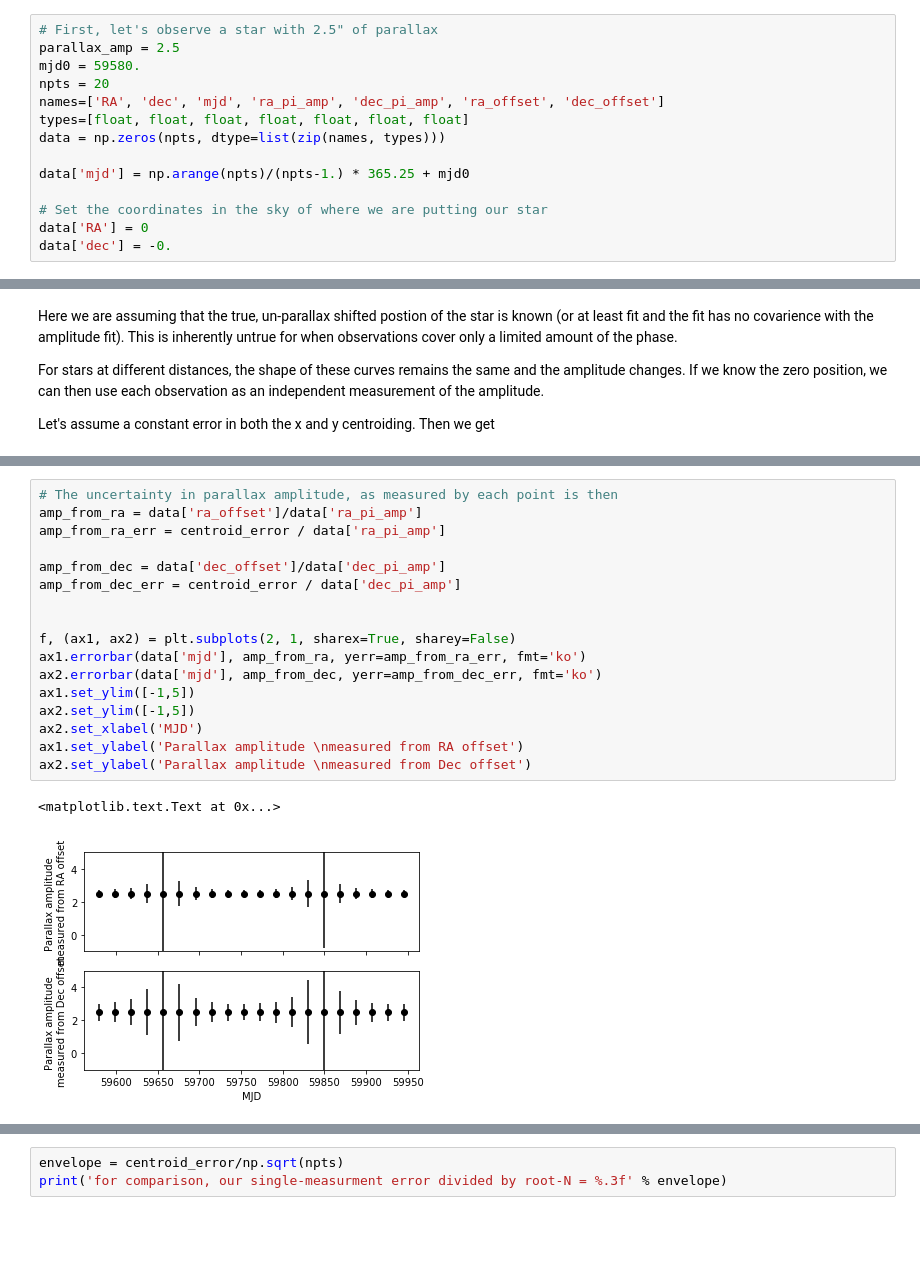
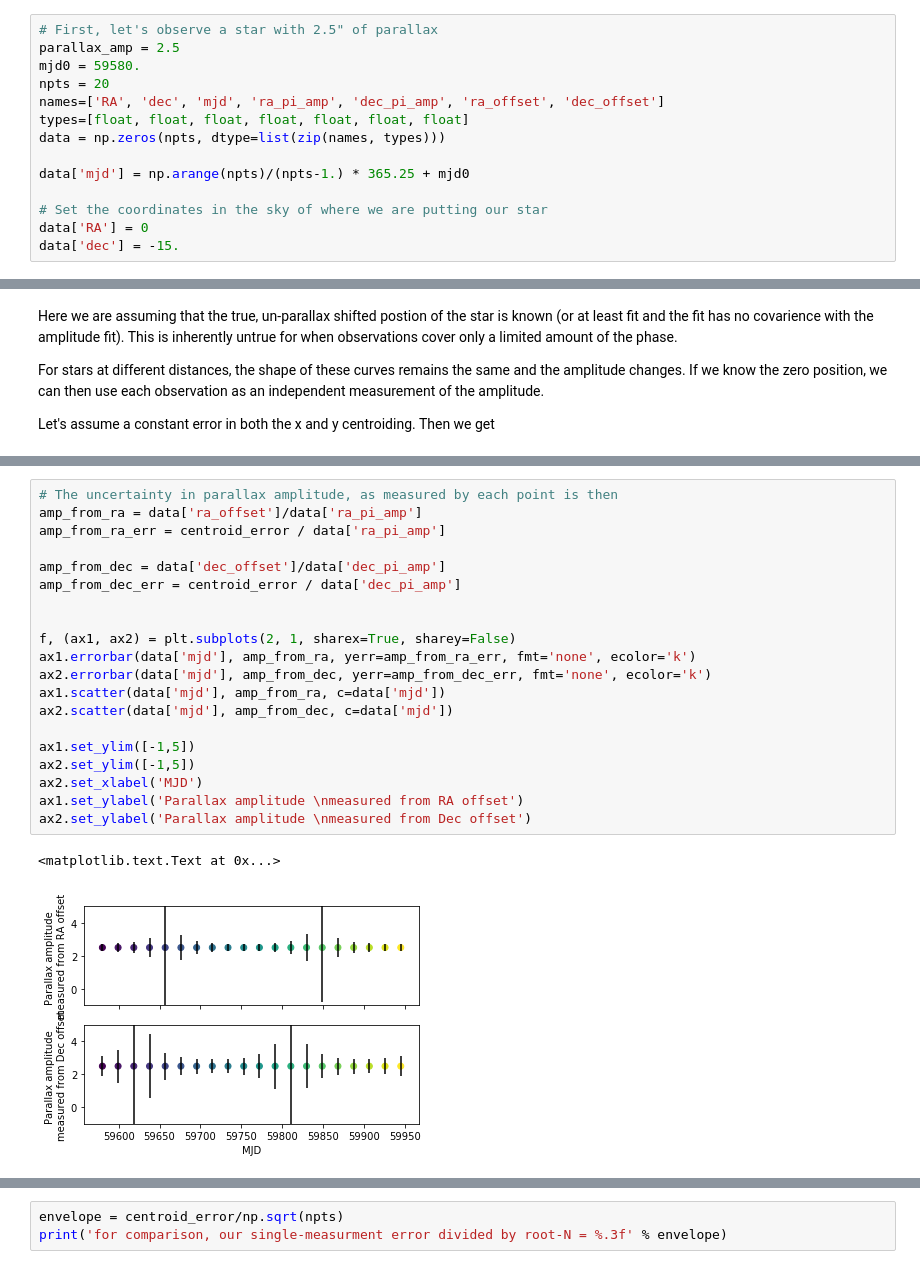
Before and after one commit to yoachim/18_scratch, a Jupyter notebook: astrom_exmaple/astrometry_errors.ipynb, the cells around one changed output, grey strips where cells are left out. Drawn from its saved outputs; the diff is of its cells as text; blank space fills up the shorter version.

```diff
--- a/astrom_exmaple/astrometry_errors.ipynb
+++ b/astrom_exmaple/astrometry_errors.ipynb
@@ -18,7 +18,7 @@ data['mjd'] = np.arange(npts)/(npts-1.) * 365.25 + mjd0
 
 # Set the coordinates in the sky of where we are putting our star
 data['RA'] = 0
-data['dec'] = -0.
+data['dec'] = -15.
 # %%
 # Stacker adds the amplitude of a 1" parallax star
 stacker = stackers.ParallaxFactorStacker(raCol='RA', decCol='dec', dateCol='mjd')
@@ -67,23 +79,26 @@ ax2.set_xlabel('MJD')
 # %%
 # The uncertainty in parallax amplitude, as measured by each point is then
 amp_from_ra = data['ra_offset']/data['ra_pi_amp']
 amp_from_ra_err = centroid_error / data['ra_pi_amp']
 
 amp_from_dec = data['dec_offset']/data['dec_pi_amp']
 amp_from_dec_err = centroid_error / data['dec_pi_amp']
 
 
 f, (ax1, ax2) = plt.subplots(2, 1, sharex=True, sharey=False)
-ax1.errorbar(data['mjd'], amp_from_ra, yerr=amp_from_ra_err, fmt='ko')
-ax2.errorbar(data['mjd'], amp_from_dec, yerr=amp_from_dec_err, fmt='ko')
+ax1.errorbar(data['mjd'], amp_from_ra, yerr=amp_from_ra_err, fmt='none', ecolor='k')
+ax2.errorbar(data['mjd'], amp_from_dec, yerr=amp_from_dec_err, fmt='none', ecolor='k')
+ax1.scatter(data['mjd'], amp_from_ra, c=data['mjd'])
+ax2.scatter(data['mjd'], amp_from_dec, c=data['mjd'])
+
 ax1.set_ylim([-1,5])
 ax2.set_ylim([-1,5])
 ax2.set_xlabel('MJD')
 ax1.set_ylabel('Parallax amplitude \nmeasured from RA offset')
 ax2.set_ylabel('Parallax amplitude \nmeasured from Dec offset')
 # %% [output]
 <matplotlib.text.Text at 0x...>
-[figure, old version]
+[figure, new version]
 # %%
 # we can then compute the final uncertainty in the parallax as determined by just the RA offset and just the dec as
 sigma_ra = np.sqrt(1./np.sum((1./amp_from_ra_err**2)))
```
Also changed, not shown: parts of 6 cells of this notebook, 1 other file.
